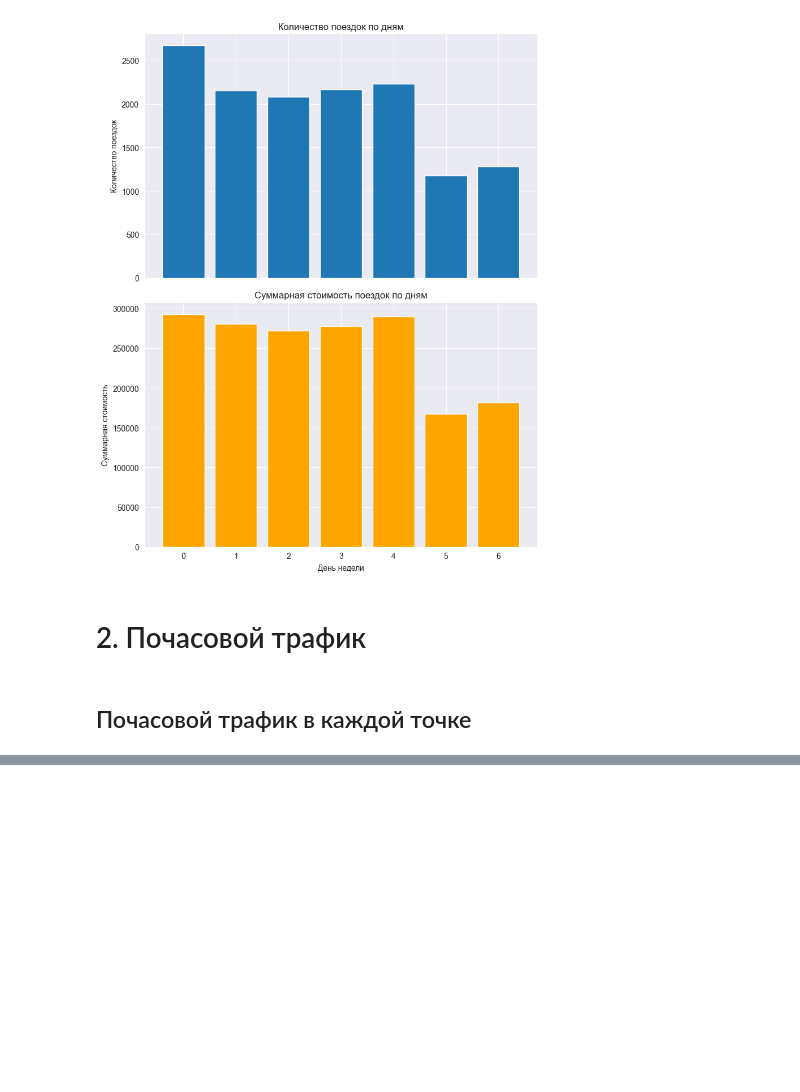
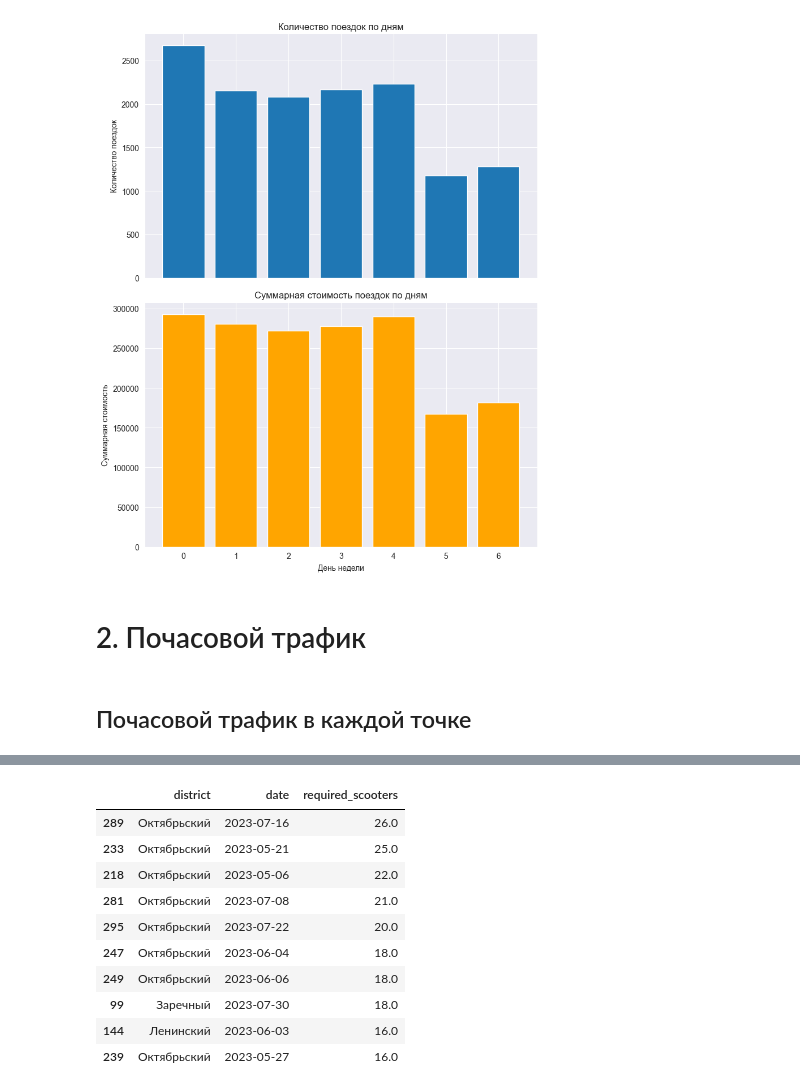
Before and after one commit to Teddy-Ro/scooter-demand-regression, a Jupyter notebook: calculations_and_research.ipynb, the cells around one changed output, grey strips where cells are left out. Drawn from its saved outputs; the diff is of its cells as text; code cells hidden in the pictures; blank space fills up the shorter version.

```diff
--- a/calculations_and_research.ipynb
+++ b/calculations_and_research.ipynb
@@ -233,0 +395,81 @@ print("Файл rides_calc.csv успешно сохранен.")
+# %%
+popular_routes = (
+    df.groupby(['start_location', 'end_location'])
+      .size()
+      .reset_index(name='rides')
+      .sort_values('rides', ascending=False)
+)
+
+# Топ-5 маршрутов
+top_routes = popular_routes.head(5)
+print("Топ-5 популярных направлений перемещения")
+display(top_routes)
+
+
+# 6. Перераспределение самокатов в конце дня
+# Суммарный net_flow по каждой точке за день
+daily_balance = traffic.groupby(['location', 'date'])['net_flow'].sum().reset_index()
+
+# Средний дневной баланс по точкам
+avg_balance = daily_balance.groupby('location')['net_flow'].mean().reset_index().sort_values('net_flow')
+
+print("Средний дневной баланс по точкам")
+print(avg_balance)
+
+# Выводы по перераспределению:
+print("\nВывод:")
+print("Точки с отрицательным net_flow теряют самокаты в течение дня — требуется их перераспределение в конце дня.")
+print("Точки с положительным net_flow накапливают самокаты — возможны точки для забора лишних самокатов.")
+
+
+#Изучить накопительное поведение разницы в трафике в каждой точке (cumsum
+#  ). Определить
+# необходимое количество самокатов в каждой точке и в каждом районе для удовлетворения
+# спроса в полном объеме. (Предполагаем, что ежедневно в 6:00 самокаты
+# перераспределяются к исходной позиции
+
+# Сортируем по дате и часу для корректного cumsum
+traffic_sorted = traffic.sort_values(['location', 'date', 'hour'])
+
+# Накопительная сумма net_flow по точкам
+
+#cumsum_net_flow = сколько самокатов необходимо иметь в начале дня, чтобы удовлетворять все поездки на данном этапе дня.
+#Минимальное значение cumsum_net_flow за день для точки = количество самокатов, которое должно быть в точке в 6:00, чтобы не было дефицита.
+
+traffic_sorted['cumsum_net_flow'] = traffic_sorted.groupby(['location', 'date'])['net_flow'].cumsum()
+
+# Вывод примера
+# print("=== Пример накопительного net_flow (cumsum) по точкам ===")
+# print(traffic_sorted[['location', 'hour', 'arrivals', 'departures', 'net_flow', 'cumsum_net_flow']].head(15))
+
+# Вычисляем минимальный уровень cumsum_net_flow за день для каждой точки
+required_scooters_location = (
+    traffic_sorted.groupby(['location', 'date'])['cumsum_net_flow']
+    .min()
+    .reset_index(name='required_scooters')
+)
+
+# Если min < 0, то это количество нужно привезти, чтобы удовлетворить спрос
+required_scooters_location['required_scooters'] = required_scooters_location['required_scooters'].apply(lambda x: max(-x, 0))
+
+print()
+print("Необходимое количество самокатов в каждой точке (6:00)")
+print(required_scooters_location.sort_values('required_scooters', ascending=False).head(10))
+
+
+# 1. Добавляем net_flow по району (используем start_district)
+traffic_sorted['district'] = traffic_sorted['location'].map(df.set_index('start_location')['start_district'].to_dict())
+
+# 2. Группируем по району и дате
+required_scooters_district = (
+    traffic_sorted.groupby(['district', 'date'])['cumsum_net_flow']
+    .min()
+    .reset_index(name='required_scooters')
+)
+
+required_scooters_district['required_scooters'] = required_scooters_district['required_scooters'].apply(lambda x: max(-x, 0))
+
+print()
+print("Необходимое количество самокатов на район (6:00)")
+display(required_scooters_district.sort_values('required_scooters', ascending=False).head(10))
+# %% [output]
@@ -233,0 +500,11 @@ print("Файл rides_calc.csv успешно сохранен.")
+|  | district | date | required_scooters |
+| 289 | Октябрьский | 2023-07-16 | 26.0 |
+| 233 | Октябрьский | 2023-05-21 | 25.0 |
+| 218 | Октябрьский | 2023-05-06 | 22.0 |
+| 281 | Октябрьский | 2023-07-08 | 21.0 |
+| 295 | Октябрьский | 2023-07-22 | 20.0 |
+| 247 | Октябрьский | 2023-06-04 | 18.0 |
+| 249 | Октябрьский | 2023-06-06 | 18.0 |
+| 99 | Заречный | 2023-07-30 | 18.0 |
+| 144 | Ленинский | 2023-06-03 | 16.0 |
+| 239 | Октябрьский | 2023-05-27 | 16.0 |
```
Also changed, not shown: parts of 22 cells of this notebook, 1 other file.
